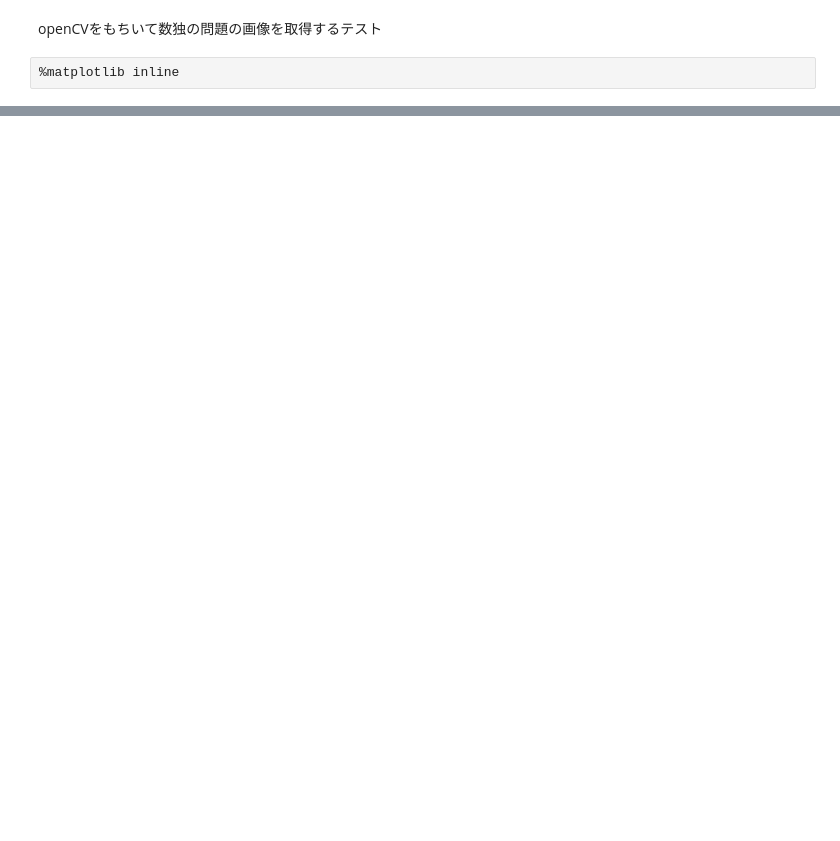
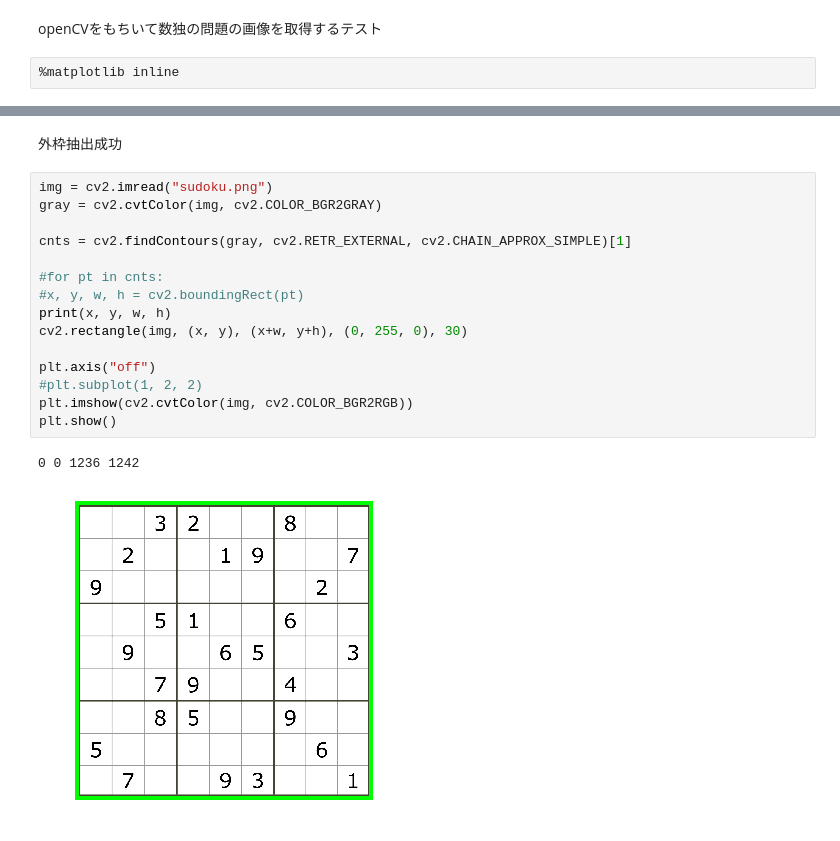
Before and after one commit to aichizokkoku/sudoku, a Jupyter notebook: test.ipynb, the cells around one changed output, grey strips where cells are left out. Drawn from its saved outputs; the diff is of its cells as text; blank space fills up the shorter version.

```diff
--- a/test.ipynb
+++ b/test.ipynb
@@ -22,0 +55,20 @@ plt.show()
+# %% [markdown]
+外枠抽出成功
+# %%
+img = cv2.imread("sudoku.png")
+gray = cv2.cvtColor(img, cv2.COLOR_BGR2GRAY)
+
+cnts = cv2.findContours(gray, cv2.RETR_EXTERNAL, cv2.CHAIN_APPROX_SIMPLE)[1]
+
+#for pt in cnts:
+#x, y, w, h = cv2.boundingRect(pt)
+print(x, y, w, h)
+cv2.rectangle(img, (x, y), (x+w, y+h), (0, 255, 0), 30)
+
+plt.axis("off")
+#plt.subplot(1, 2, 2)
+plt.imshow(cv2.cvtColor(img, cv2.COLOR_BGR2RGB))
+plt.show()
+# %% [output]
+0 0 1236 1242
+[figure, added]
```
Also changed, not shown: parts of 15 cells of this notebook.
